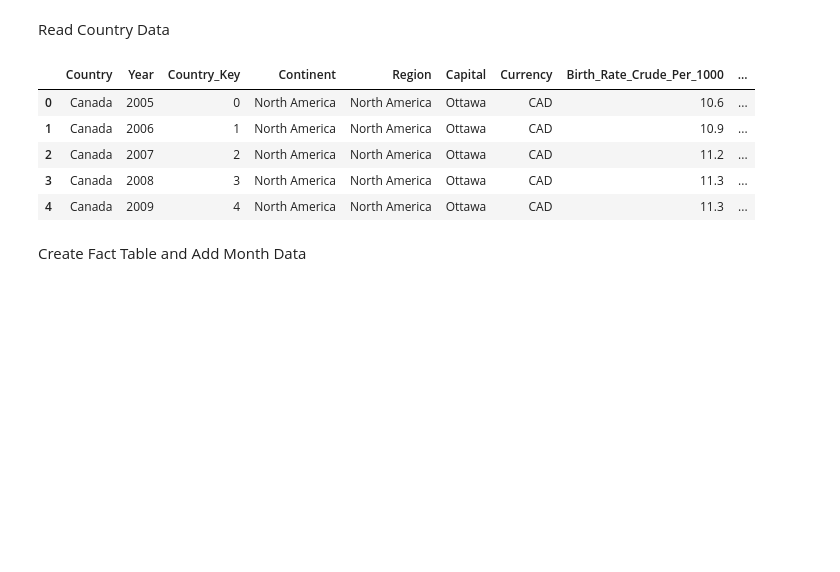
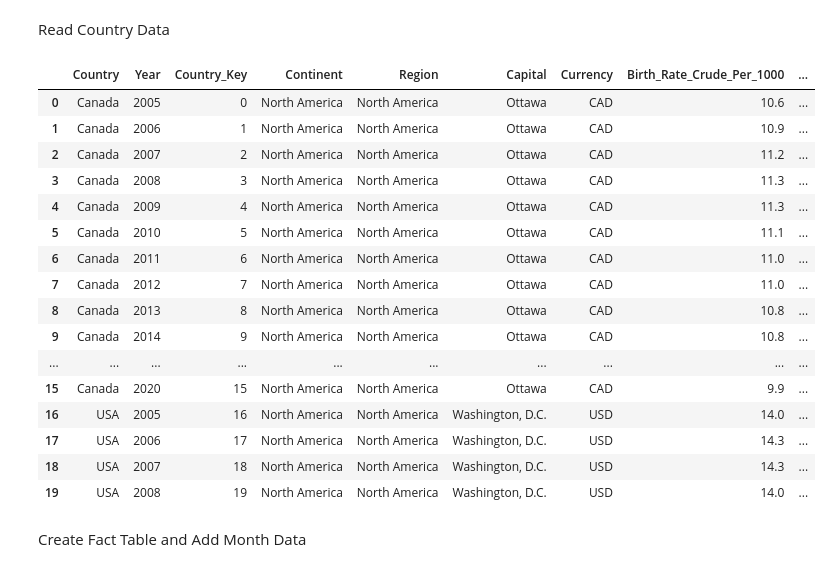
Before and after one commit to ajay-mundi/HealthDataMart, a Jupyter notebook: Data Staging/Fact_Table.ipynb, the cells around one changed output. Cells and saved outputs as stored; diff of their text form; code cells hidden in the pictures; blank space fills up the shorter version.

```diff
--- a/Data Staging/Fact_Table.ipynb
+++ b/Data Staging/Fact_Table.ipynb
@@ -13,14 +16,25 @@ warnings.filterwarnings("ignore")
 Read Country Data
 # %%
 country_data_processed = pd.read_csv("Country_Processed_Table.csv")#read input data
-country_data_processed.head()
+country_data_processed.head(20)
 # %% [output]
 |  | Country | Year | Country_Key | Continent | Region | Capital | Currency | Birth_Rate_Crude_Per_1000 | ... |
 | 0 | Canada | 2005 | 0 | North America | North America | Ottawa | CAD | 10.6 | ... |
 | 1 | Canada | 2006 | 1 | North America | North America | Ottawa | CAD | 10.9 | ... |
 | 2 | Canada | 2007 | 2 | North America | North America | Ottawa | CAD | 11.2 | ... |
 | 3 | Canada | 2008 | 3 | North America | North America | Ottawa | CAD | 11.3 | ... |
 | 4 | Canada | 2009 | 4 | North America | North America | Ottawa | CAD | 11.3 | ... |
+| 5 | Canada | 2010 | 5 | North America | North America | Ottawa | CAD | 11.1 | ... |
+| 6 | Canada | 2011 | 6 | North America | North America | Ottawa | CAD | 11.0 | ... |
+| 7 | Canada | 2012 | 7 | North America | North America | Ottawa | CAD | 11.0 | ... |
+| 8 | Canada | 2013 | 8 | North America | North America | Ottawa | CAD | 10.8 | ... |
+| 9 | Canada | 2014 | 9 | North America | North America | Ottawa | CAD | 10.8 | ... |
+| ... | ... | ... | ... | ... | ... | ... | ... | ... | ... |
+| 15 | Canada | 2020 | 15 | North America | North America | Ottawa | CAD | 9.9 | ... |
+| 16 | USA | 2005 | 16 | North America | North America | Washington, D.C. | USD | 14.0 | ... |
+| 17 | USA | 2006 | 17 | North America | North America | Washington, D.C. | USD | 14.3 | ... |
+| 18 | USA | 2007 | 18 | North America | North America | Washington, D.C. | USD | 14.3 | ... |
+| 19 | USA | 2008 | 19 | North America | North America | Washington, D.C. | USD | 14.0 | ... |
 # %% [markdown]
 Create Fact Table and Add Month Data
 # %%
```
Also changed, not shown: parts of 6 cells of this notebook, 11 other files.
